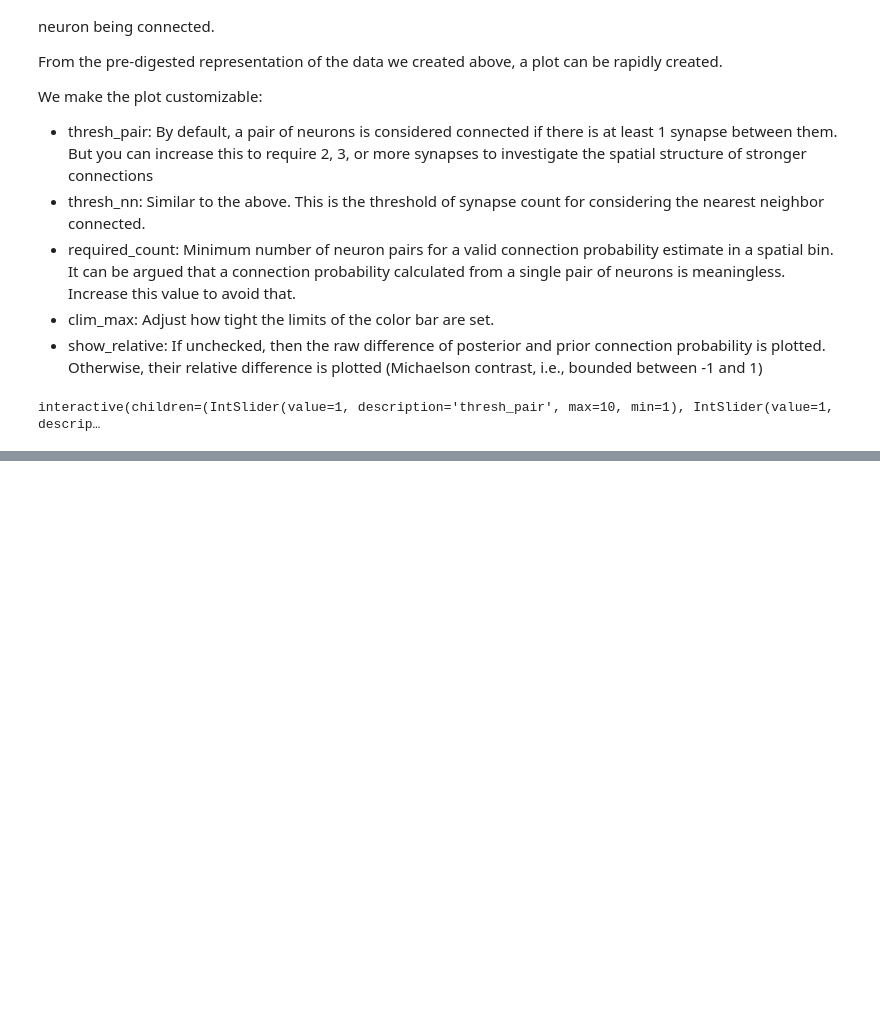
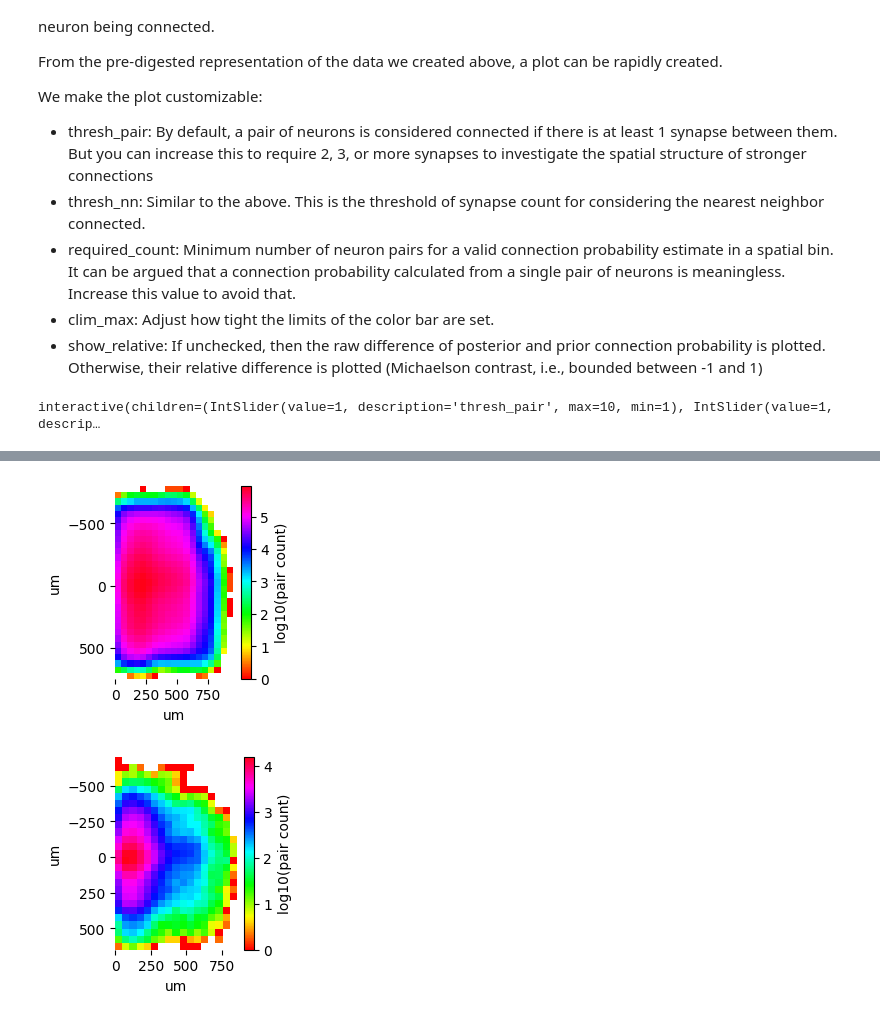
Before and after one commit to MWolfR/local_connectivity_model, a Jupyter notebook: src/Nearest neighbor 2d prob increase.ipynb, the cells around one changed output, grey strips where cells are left out. Cells and saved outputs as stored; diff of their text form; code cells hidden in the pictures; blank space fills up the shorter version.

```diff
--- a/src/Nearest neighbor 2d prob increase.ipynb
+++ b/src/Nearest neighbor 2d prob increase.ipynb
@@ -94,0 +162,11 @@ Loaded 20037 nodes with 67124018 edges from connectivity/data
+# %%
+index_row = M.vertices.index
+if select_vals_row is not None:
+    index_row = index_row[M.vertices.loc[index_row, select_fltr_row.value].isin(select_vals_row.value)]
+
+index_col = M.vertices.index
+if select_vals_col is not None:
+    index_col = index_col[M.vertices.loc[index_col, select_fltr_col.value].isin(select_vals_col.values)]
+index_row = index_row.to_numpy(); index_col = index_col.to_numpy()
+
+print(f"Considering {len(index_row)} neurons for outgoing, {len(index_col)} neurons for incoming connectivity!")
@@ -143,7 +223,7 @@ _, nn_id = tree.query(M.vertices[_coords], k=2)
 nn_id = nn_id[:, 1]  # nn_id[:, 0] is the original node, which has distance 0. nn_id[:, 1] is neighbor
 
 # Lookup from pre / post ids to number of edges
-pair_to_edge_count = M.edges.set_index(pandas.MultiIndex.from_frame(M._edge_indices))["count"]
+pair_to_edge_count = M.edges.set_index(pandas.MultiIndex.from_frame(M._edge_indices))[M._default_edge]
 
 # Edge counts i -> j
 edge_count_mat = M.matrix.tocsr()
@@ -225,14 +312,15 @@ if digest_exists:
     full_df_incoming = pandas.read_hdf(fn_digest_dataframe, selected + "/incoming")
     full_df_outgoing = pandas.read_hdf(fn_digest_dataframe, selected + "/outgoing")
 else:
-    chunk_sz = 2500
-    chunking = numpy.arange(0, len(M) + chunk_sz, chunk_sz)
+    chunk_sz = 500
+    chunking = numpy.arange(0, len(index_row) + chunk_sz, chunk_sz)
 
-    chunk = numpy.arange(chunking[0], numpy.minimum(chunking[1], len(M)))
+    chunk = index_row[chunking[0]:chunking[1]]
+
     full_df_incoming, full_df_outgoing = for_pre_chunk(chunk)
 
     for a, b in tqdm.tqdm(list(zip(chunking[1:-1], chunking[2:]))):
-        chunk = numpy.arange(a, numpy.minimum(b, len(M)))
+        chunk = index_row[a:b]
         new_df_in, new_df_out = for_pre_chunk(chunk)
         full_df_incoming = full_df_incoming.add(new_df_in, fill_value=0)
         full_df_outgoing = full_df_outgoing.add(new_df_out, fill_value=0)
@@ -369,0 +465,25 @@ interactive(children=(IntSlider(value=1, description='thresh_pair', max=10, min=
+# %%
+count_all = (full_df_outgoing).groupby(["xz", "y"])["count"].sum()
+I = numpy.log10(count_all.unstack("xz", fill_value=0))
+
+fig = plt.figure(figsize=(2, 2.5))
+plt.imshow(I, extent=make_extent(I), cmap="hsv")
+plt.gca().set_frame_on(False)
+plt.colorbar(label="log10(pair count)")
+plt.gca().set_xlabel("um")
+plt.gca().set_ylabel("um")
+
+count_nn = (full_df_outgoing[full_df_outgoing["edges_nn"] > 0]).groupby(["xz", "y"])["count"].sum()
+I = numpy.log10(count_nn.unstack("xz", fill_value=0))
+
+fig = plt.figure(figsize=(2, 2.5))
+plt.imshow(I, extent=make_extent(I), cmap="hsv")
+plt.gca().set_frame_on(False)
+plt.colorbar(label="log10(pair count)")
+plt.gca().set_xlabel("um")
+plt.gca().set_ylabel("um")
+
+prior_post = full_df_outgoing.groupby(["xz", "y"]).apply(p_prior_post_fun)
+# %% [output]
+[figure, added]
+[figure, added]
```
Also changed, not shown: parts of 18 cells of this notebook, 1 other file.
